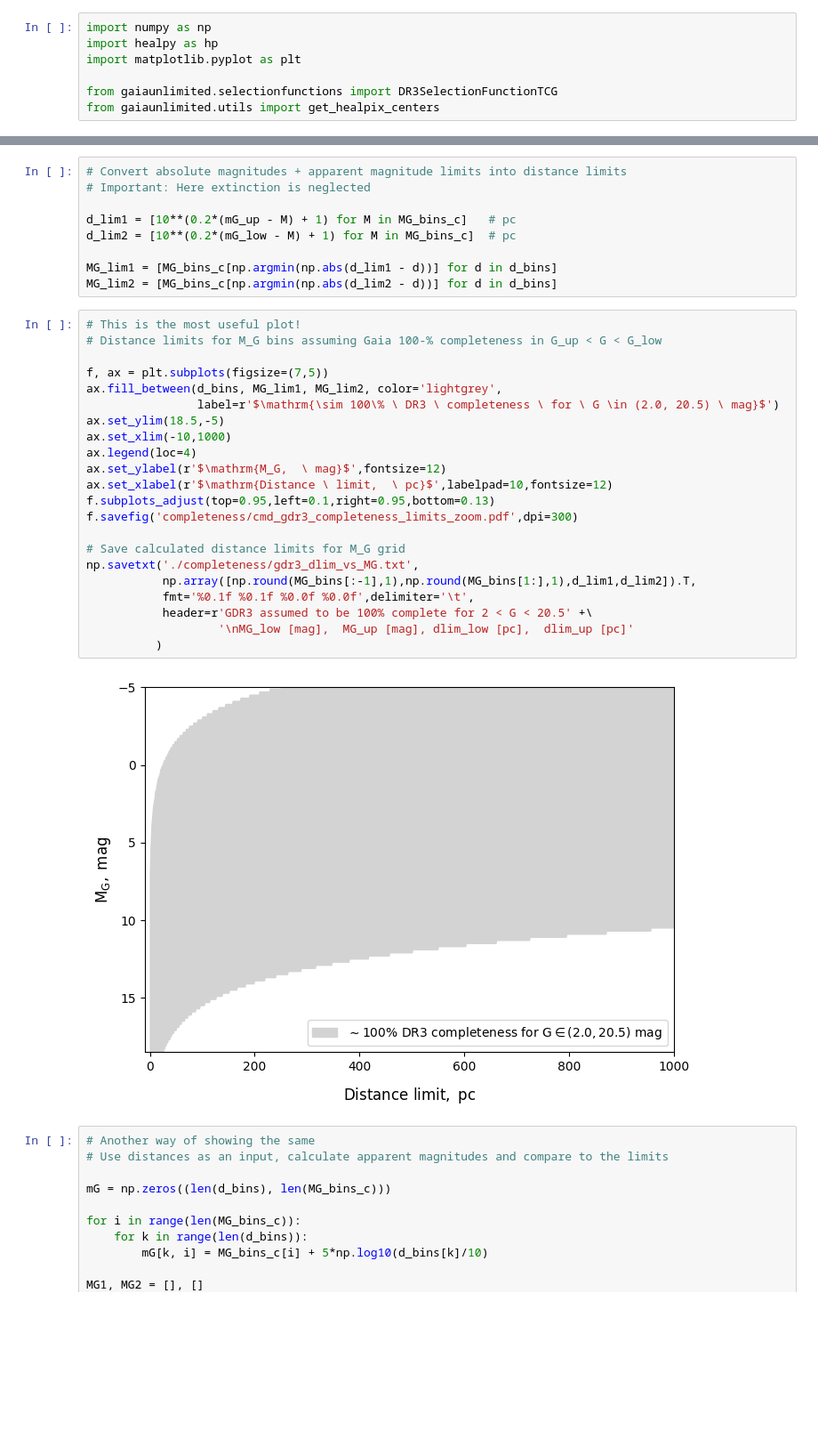
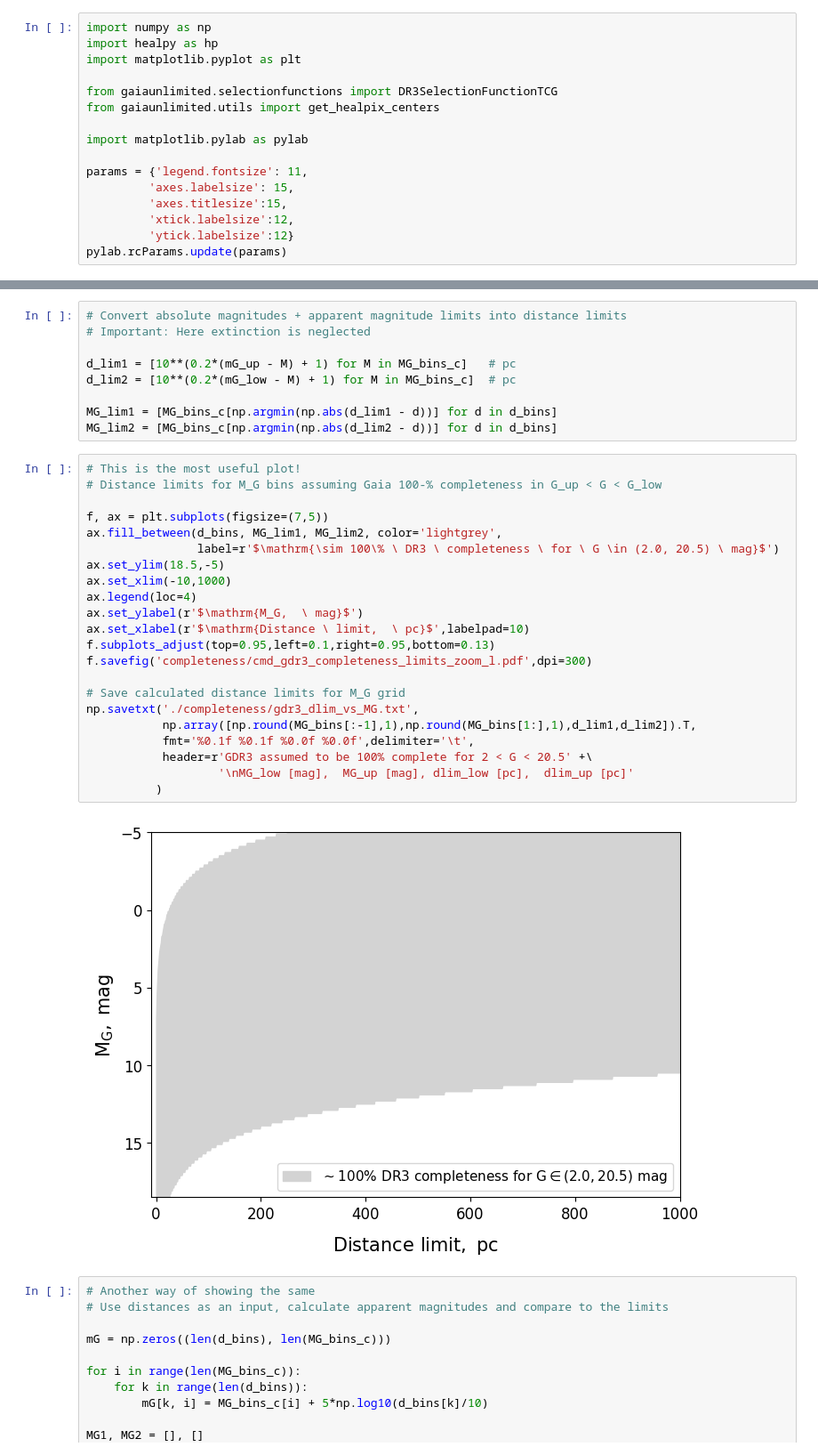
Before and after one commit to askenja/gaia-wd-fitting, a Jupyter notebook: 0a--Completeness.ipynb, the cells around one changed output, grey strips where cells are left out. Shown at 89% size. Drawn from its saved outputs; the diff is of its cells as text; blank space fills up the shorter version.

```diff
--- a/0a--Completeness.ipynb
+++ b/0a--Completeness.ipynb
@@ -12,3 +12,12 @@ import matplotlib.pyplot as plt
 
 from gaiaunlimited.selectionfunctions import DR3SelectionFunctionTCG
 from gaiaunlimited.utils import get_healpix_centers
+
+import matplotlib.pylab as pylab
+
+params = {'legend.fontsize': 11,
+         'axes.labelsize': 15,
+         'axes.titlesize':15,
+         'xtick.labelsize':12,
+         'ytick.labelsize':12}
+pylab.rcParams.update(params)
@@ -42,27 +49,27 @@ MG_lim2 = [MG_bins_c[np.argmin(np.abs(d_lim2 - d))] for d in d_bins]
 # %%
 # This is the most useful plot!
 # Distance limits for M_G bins assuming Gaia 100-% completeness in G_up < G < G_low
 
 f, ax = plt.subplots(figsize=(7,5))
 ax.fill_between(d_bins, MG_lim1, MG_lim2, color='lightgrey',
                 label=r'$\mathrm{\sim 100\% \ DR3 \ completeness \ for \ G \in (2.0, 20.5) \ mag}$')
 ax.set_ylim(18.5,-5)
 ax.set_xlim(-10,1000)
 ax.legend(loc=4)
-ax.set_ylabel(r'$\mathrm{M_G,  \ mag}$',fontsize=12)
-ax.set_xlabel(r'$\mathrm{Distance \ limit,  \ pc}$',labelpad=10,fontsize=12)
+ax.set_ylabel(r'$\mathrm{M_G,  \ mag}$')
+ax.set_xlabel(r'$\mathrm{Distance \ limit,  \ pc}$',labelpad=10)
 f.subplots_adjust(top=0.95,left=0.1,right=0.95,bottom=0.13)
-f.savefig('completeness/cmd_gdr3_completeness_limits_zoom.pdf',dpi=300)
+f.savefig('completeness/cmd_gdr3_completeness_limits_zoom_l.pdf',dpi=300)
 
 # Save calculated distance limits for M_G grid
 np.savetxt('./completeness/gdr3_dlim_vs_MG.txt',
            np.array([np.round(MG_bins[:-1],1),np.round(MG_bins[1:],1),d_lim1,d_lim2]).T,
            fmt='%0.1f %0.1f %0.0f %0.0f',delimiter='\t',
            header=r'GDR3 assumed to be 100% complete for 2 < G < 20.5' +\
                    '\nMG_low [mag],  MG_up [mag], dlim_low [pc],  dlim_up [pc]'
           )
 # %% [output]
-[figure, old version]
+[figure, new version]
 # %%
 # Another way of showing the same
 # Use distances as an input, calculate apparent magnitudes and compare to the limits
```
Also changed, not shown: parts of 1 cell of this notebook, 8 other files.
